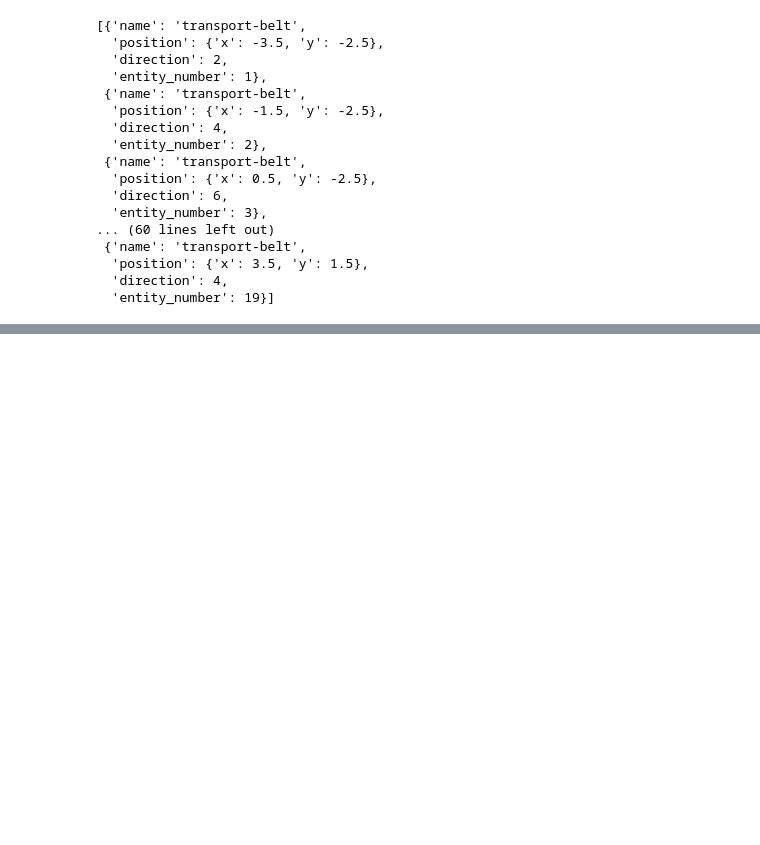
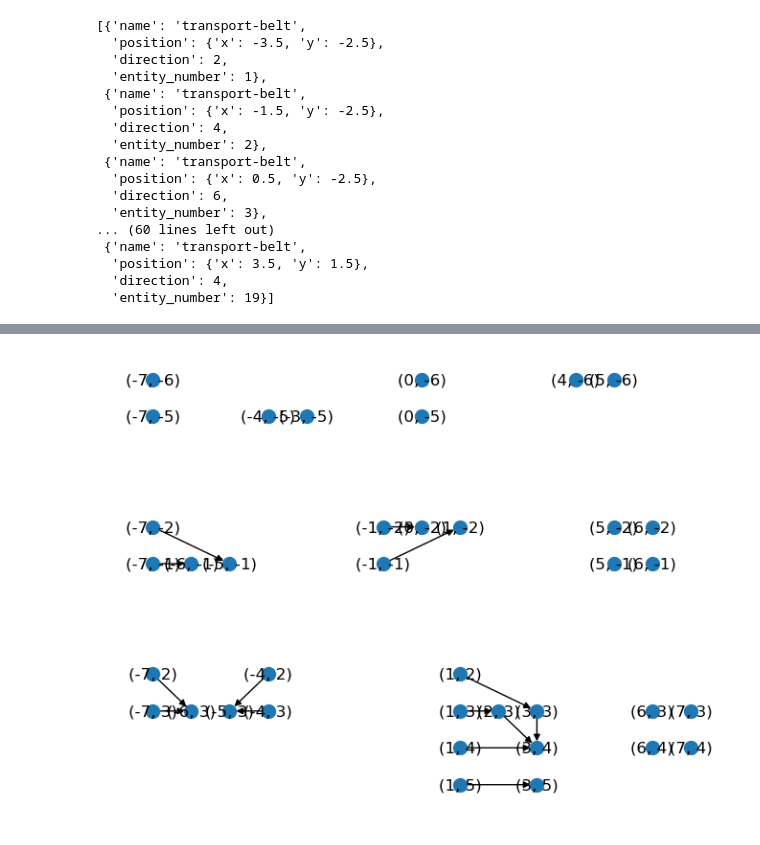
Before and after one commit to kss39/factorio_design_compiler, a Jupyter notebook: factorio_design_compiler/playground/new_blueprint_explore.ipynb, the cells around one changed output, grey strips where cells are left out. Saved outputs shown, nothing was run; the diff lists cells and outputs as text; code cells hidden in the pictures; blank space fills up the shorter version.

```diff
--- a/factorio_design_compiler/playground/new_blueprint_explore.ipynb
+++ b/factorio_design_compiler/playground/new_blueprint_explore.ipynb
@@ -87,12 +97,0 @@ basic_belts_df
-# %%
-belts_graph = nx.DiGraph()
-for i, row in basic_belts_df.iterrows():
-    belts_graph.add_node(
-        (row.x_with_side, row.y_with_side),
-        entity_pos=(row.x, row.y),
-        pos=(row.x_with_side, -row.y_with_side),
-        delta=(row.x_delta, row.y_delta)
-    )
-pos = nx.get_node_attributes(belts_graph, 'pos')
-# nx.draw(belts_graph)
-nx.draw(belts_graph, pos=pos, node_size=100, with_labels=True)
@@ -100,0 +98,82 @@ nx.draw(belts_graph, pos=pos, node_size=100, with_labels=True)
+# %%
+belts_graph = nx.DiGraph()
+for i, row in basic_belts_df.iterrows():
+    belts_graph.add_node(
+        (row.x_with_side, row.y_with_side),
+        entity_pos=(row.x, row.y),
+        pos=(row.x_with_side, -row.y_with_side),
+        delta=(row.x_delta, row.y_delta),
+        spouse=(row.x_spouse, row.y_spouse),
+        direction=row.direction
+    )
+for n in list(belts_graph.nodes):
+    if (n[0] + n[1]) % 2:
+        node = belts_graph.nodes.get(n)
+        print(f'n: {n}')
+        print(node)
+        n_spouse = node['spouse']
+        node_spouse = belts_graph.nodes.get(n_spouse)
+        print(node_spouse)
+        behind = (n[0] - node['delta'][0], n[1] - node['delta'][1])
+        behind_spouse = (n_spouse[0] - node['delta'][0], n_spouse[1] - node['delta'][1])
+        behind_node = belts_graph.nodes.get(behind)
+        if behind_node:
+            print('Watch behind!')
+            belts_graph.add_edge(behind, n)
+            belts_graph.add_edge(behind_spouse, n_spouse)
+        if node['direction'] == 1:
+            left_n = (n[0], min(n[1], n_spouse[1]))
+            right_n = (n[0], max(n[1], n_spouse[1]))
+            lf_n = (left_n[0], left_n[1] - 1)
+            lr_n = (left_n[0] - 1, left_n[1] - 1)
+            rf_n = (right_n[0], right_n[1] + 1)
+            rr_n = (right_n[0] - 1, right_n[1] + 1)
+        elif node['direction'] == 2:
+            left_n = (max(n[0], n_spouse[0]), n[1])
+            right_n = (min(n[0], n_spouse[0]), n[1])
+            lf_n = (left_n[0] + 1, left_n[1])
+            lr_n = (left_n[0] + 1, left_n[1] - 1)
+            rf_n = (right_n[0] - 1, right_n[1])
+            rr_n = (right_n[0] - 1, right_n[1] - 1)
+        elif node['direction'] == 3:
+            left_n = (n[0], max(n[1], n_spouse[1]))
+            right_n = (n[0], min(n[1], n_spouse[1]))
+            lf_n = (left_n[0], left_n[1] + 1)
+            lr_n = (left_n[0] + 1, left_n[1] + 1)
+            rf_n = (right_n[0], right_n[1] - 1)
+            rr_n = (right_n[0] - 1, right_n[1] - 1)
+        else:
+            left_n = (min(n[0], n_spouse[0]), n[1])
+            right_n = (max(n[0], n_spouse[0]), n[1])
+            lf_n = (left_n[0] - 1, left_n[1])
+            lr_n = (left_n[0] - 1, left_n[1] + 1)
+            rf_n = (right_n[0] + 1, right_n[1])
+            rr_n = (right_n[0] + 1, right_n[1] + 1)
+        assert (left_n == n) or (right_n == n)
+        assert (left_n == n_spouse) or (right_n == n_spouse)
+        watch_left, watch_right = False, False
+        if lf_n in belts_graph and lr_n in belts_graph:
+            watch_left = True
+            print('Watch left!')
+        if rf_n in belts_graph and rr_n in belts_graph:
+            watch_right = True
+            print('Watch right!')
+        if behind_node or (watch_left and watch_right):
+            if watch_left:
+                belts_graph.add_edge(lf_n, left_n)
+                belts_graph.add_edge(lr_n, left_n)
+            if watch_right:
+                belts_graph.add_edge(rf_n, right_n)
+                belts_graph.add_edge(rr_n, right_n)
+        elif watch_left:
+            belts_graph.add_edge(lf_n, left_n)
+            belts_graph.add_edge(lr_n, right_n)
+        elif watch_right:
+            belts_graph.add_edge(rf_n, right_n)
+            belts_graph.add_edge(rr_n, left_n)
+        print()
+
+
+pos = nx.get_node_attributes(belts_graph, 'pos')
+nx.draw(belts_graph, pos=pos, node_size=100, with_labels=True)
+# %% [output]
@@ -101,3 +197,4 @@ nx.draw(belts_graph, pos=pos, node_size=100, with_labels=True)
+[figure, added]
 # %%
 x_pos = (3, 5)
 x = belts_graph.nodes.get(x_pos)
```
Also changed, not shown: parts of 4 cells of this notebook.
